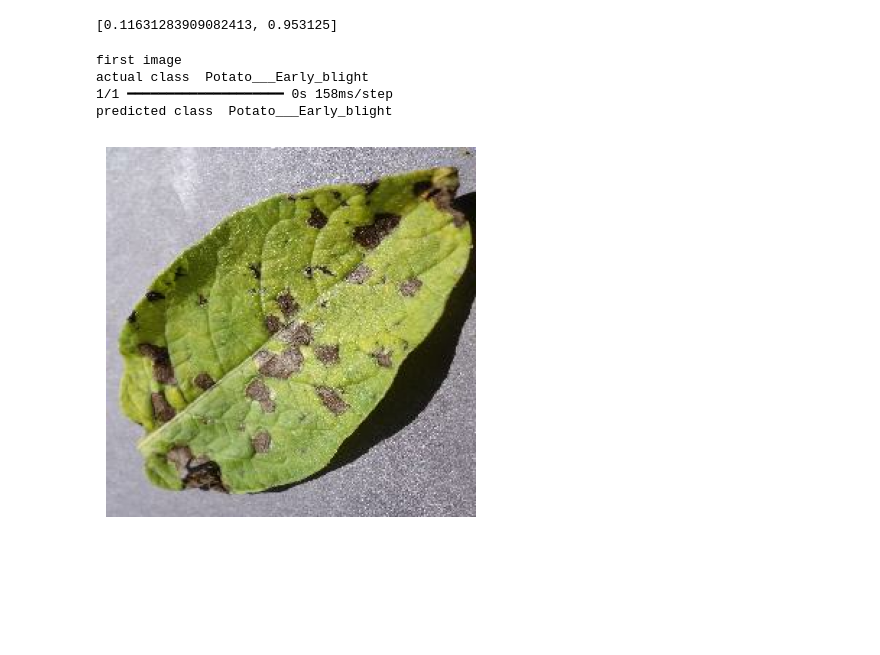
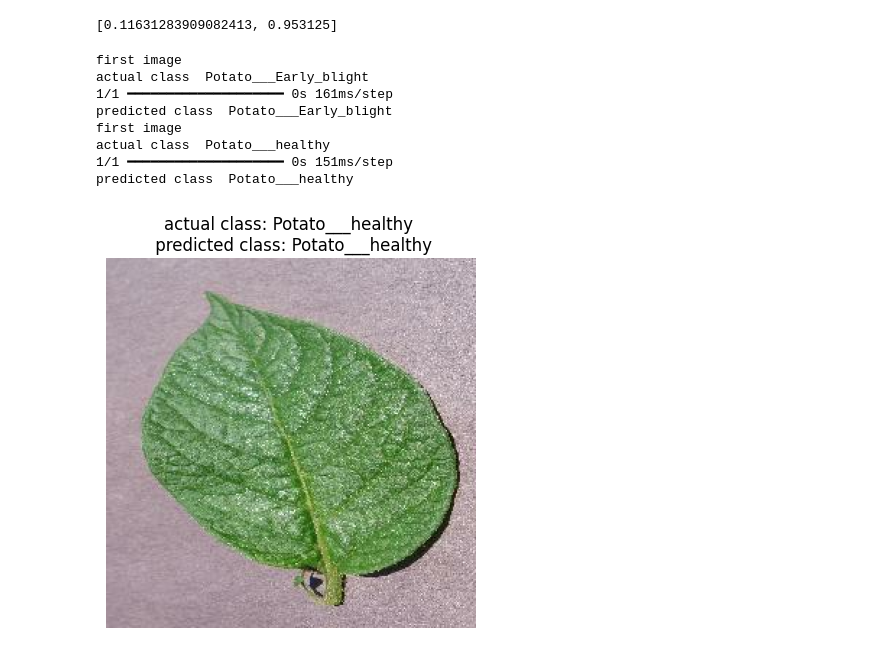
Before and after one commit to Diganta7001/Plant-Disease-Classification-, a Jupyter notebook: training.ipynb, the cells around one changed output. Drawn from its saved outputs; the diff is of its cells as text; code cells hidden in the pictures; blank space fills up the shorter version.

Commit message:
doing some more predictions

```diff
--- a/training.ipynb
+++ b/training.ipynb
@@ -191,15 +191,22 @@ import numpy as np
 # %%
 for img_batch , leb_batch in test_dataset.take(1):
     print("first image ")
-    plt.imshow(img_batch[0].numpy().astype('uint8'))
     plt.axis("off")
     print("actual class ",class_names[leb_batch[0].numpy()])
     # print(model.predict(img_batch))
     predictions = model.predict(img_batch)
+    actual_class = class_names[leb_batch[0].numpy()]
+    predicted_class = class_names[np.argmax(predictions[0])]
     print("predicted class ", class_names[np.argmax(predictions[0])])
+    plt.imshow(img_batch[0].numpy().astype('uint8'))
+    plt.title(f'actual class: {actual_class} \n predicted class: {predicted_class}')
 # %% [output]
 first image
 actual class  Potato___Early_blight
-1/1 ━━━━━━━━━━━━━━━━━━━━ 0s 158ms/step
+1/1 ━━━━━━━━━━━━━━━━━━━━ 0s 161ms/step
 predicted class  Potato___Early_blight
+first image
+actual class  Potato___healthy
+1/1 ━━━━━━━━━━━━━━━━━━━━ 0s 151ms/step
+predicted class  Potato___healthy
-[figure, old version]
+[figure, new version]
```
Also changed, not shown: parts of 1 cell of this notebook.
